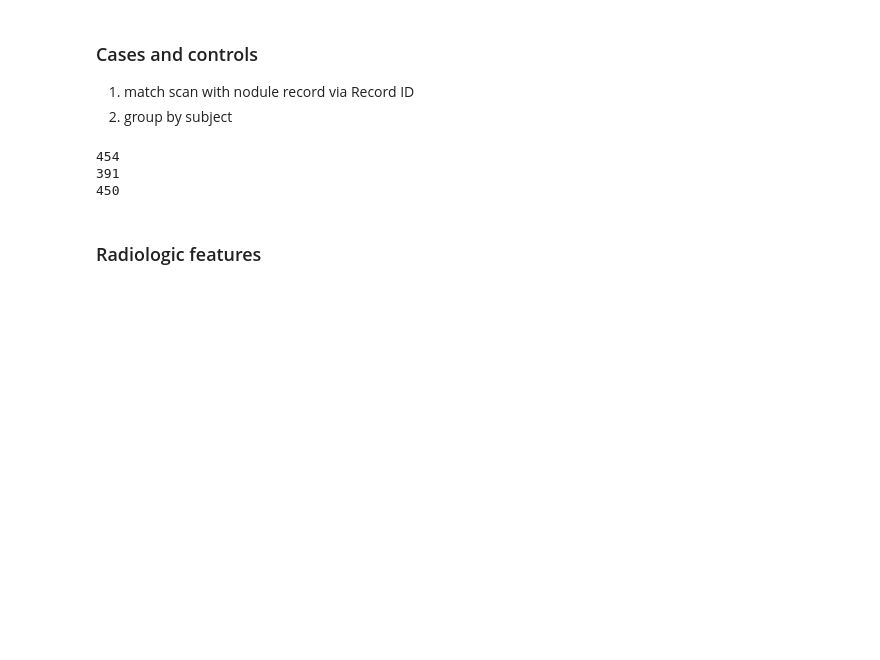
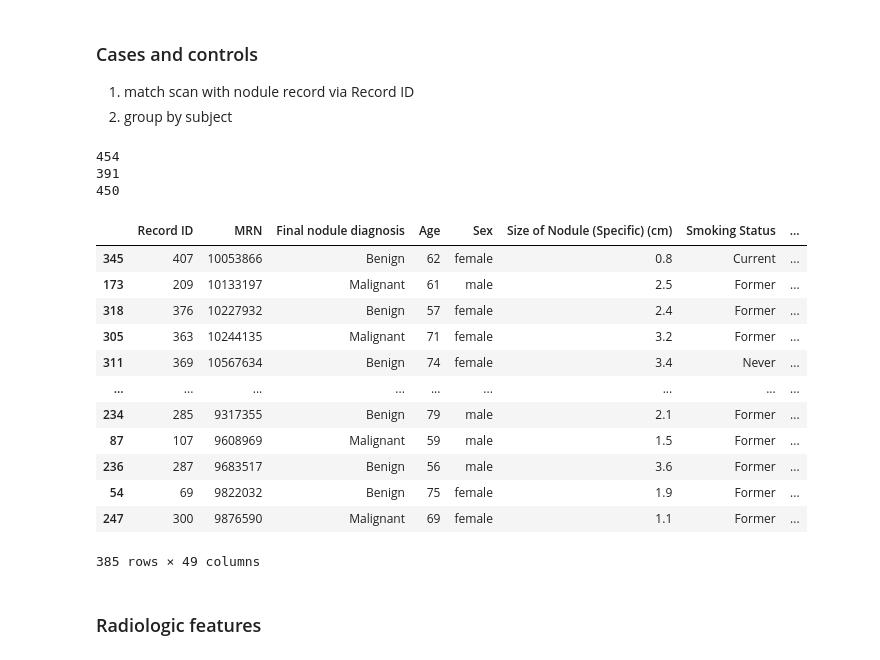
Before and after one commit to MASILab/DeepLungScreening, a Jupyter notebook: notebooks/bronch_xnat.ipynb, the cells around one changed output. Cells and saved outputs as stored; diff of their text form; code cells hidden in the pictures; blank space fills up the shorter version.

```diff
--- a/notebooks/bronch_xnat.ipynb
+++ b/notebooks/bronch_xnat.ipynb
@@ -81,11 +81,26 @@ print(len(cli))
 # %%
 nodule_counts = cli.groupby('MRN', as_index=False)['Sex'].count().rename(columns={'Sex':'nodule_count'})
 cli = cli.merge(nodule_counts, on='MRN')
 cli_dates = cli.merge(dates, on=['MRN','Record ID'])
 
 # cross sectional cohort
 cli_dates['lung_cancer'] = cli_dates['Final nodule diagnosis'].apply(lambda x: int(x=='Malignant'))
 cs = cli_dates.iloc[cli_dates.groupby(['MRN'])['lung_cancer'].idxmax()]
+cs
+# %% [output]
+|  | Record ID | MRN | Final nodule diagnosis | Age | Sex | Size of Nodule (Specific) (cm) | Smoking Status | ... |
+| 345 | 407 | 10053866 | Benign | 62 | female | 0.8 | Current | ... |
+| 173 | 209 | 10133197 | Malignant | 61 | male | 2.5 | Former | ... |
+| 318 | 376 | 10227932 | Benign | 57 | female | 2.4 | Former | ... |
+| 305 | 363 | 10244135 | Malignant | 71 | female | 3.2 | Former | ... |
+| 311 | 369 | 10567634 | Benign | 74 | female | 3.4 | Never | ... |
+| ... | ... | ... | ... | ... | ... | ... | ... | ... |
+| 234 | 285 | 9317355 | Benign | 79 | male | 2.1 | Former | ... |
+| 87 | 107 | 9608969 | Malignant | 59 | male | 1.5 | Former | ... |
+| 236 | 287 | 9683517 | Benign | 56 | male | 3.6 | Former | ... |
+| 54 | 69 | 9822032 | Benign | 75 | female | 1.9 | Former | ... |
+| 247 | 300 | 9876590 | Malignant | 69 | female | 1.1 | Former | ... |
+385 rows × 49 columns
 # %% [markdown]
 ### Radiologic features
 # %%
```
Also changed, not shown: parts of 3 cells of this notebook, 11 other files.
